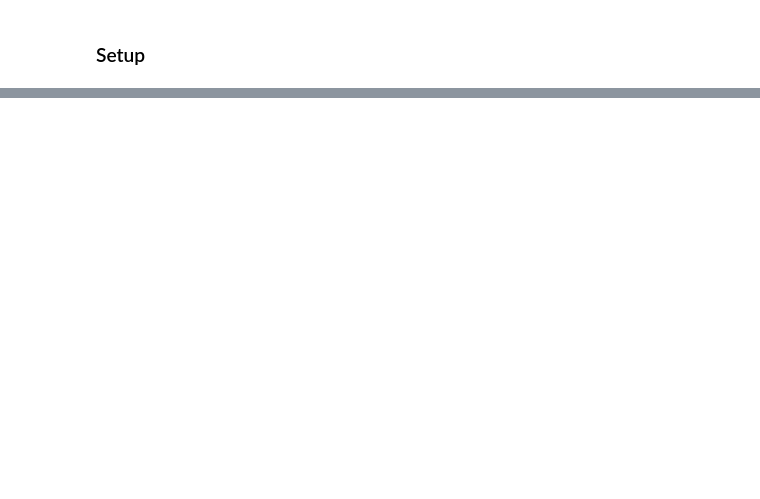
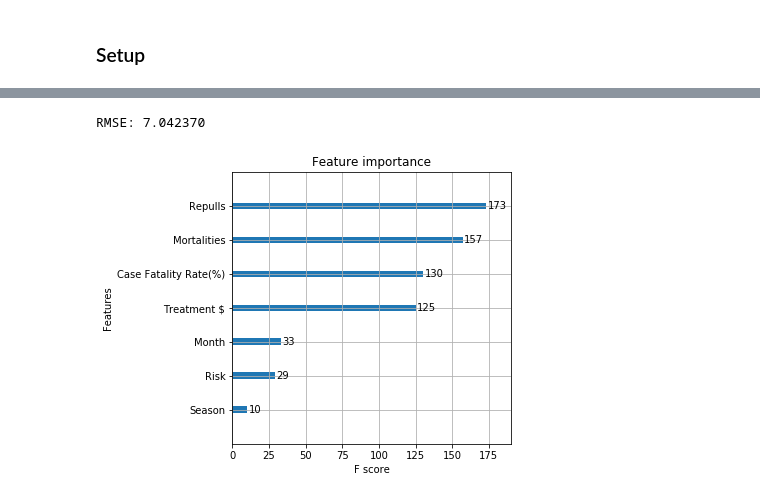
Before and after one commit to end2122/ZoetisCapstone, a Jupyter notebook: XGBoost.ipynb, the cells around one changed output, grey strips where cells are left out. Cells and saved outputs as stored; diff of their text form; code cells hidden in the pictures; blank space fills up the shorter version.

```diff
--- a/XGBoost.ipynb
+++ b/XGBoost.ipynb
@@ -149,0 +251,17 @@ plot.show()
+# %%
+xg_reg2 = xgb.XGBRegressor(objective ='reg:linear', colsample_bytree = 1, learning_rate = 0.1,
+                max_depth = 3, alpha = 1, n_estimators = 100)
+
+xg_reg2.fit(x_train,y_train)
+preds_model = xg_reg2.predict(x_test)
+
+rmse = math.sqrt(mean_squared_error(y_test, preds_model))
+print("RMSE: %f" % (rmse))
+# %% [output]
+RMSE: 7.042370
+# %%
+xgb.plot_importance(xg_reg2)
+plt.rcParams['figure.figsize'] = [5, 5]
+plt.show()
+# %% [output]
+[figure, added]
```
Also changed, not shown: parts of 16 cells of this notebook.
